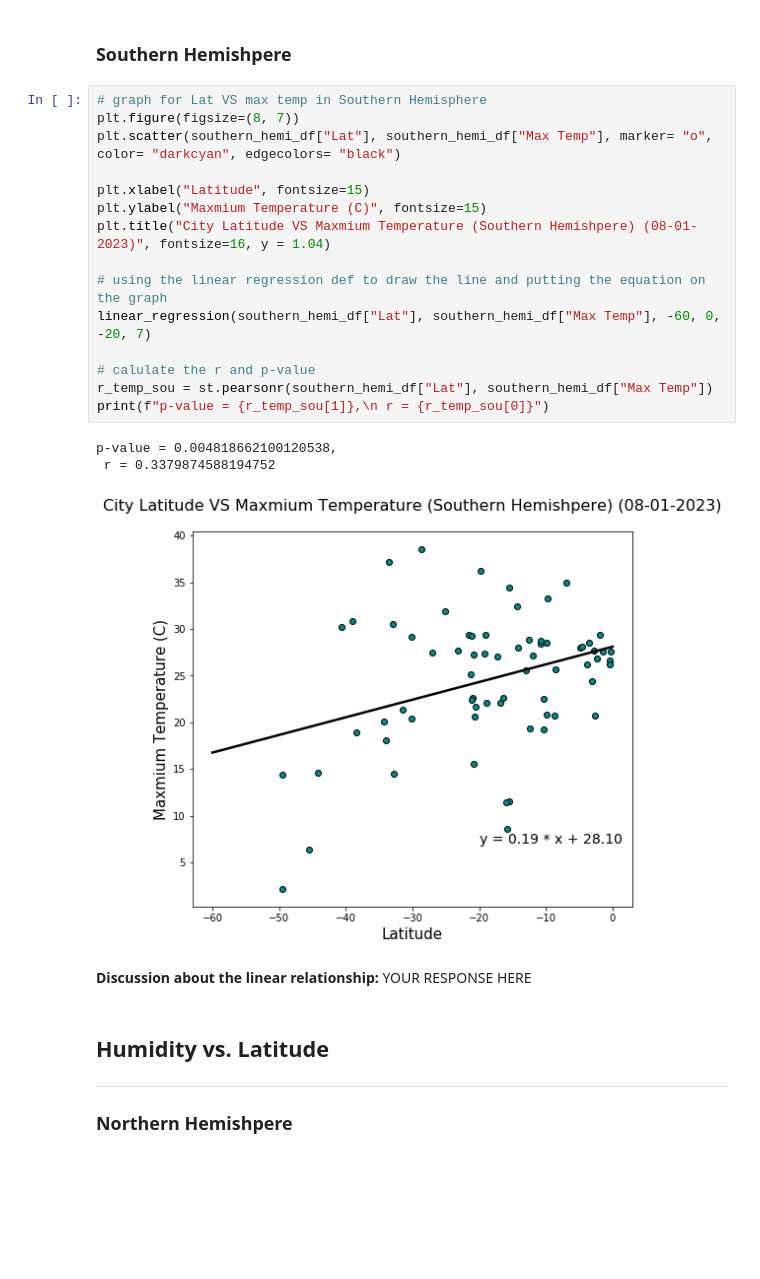
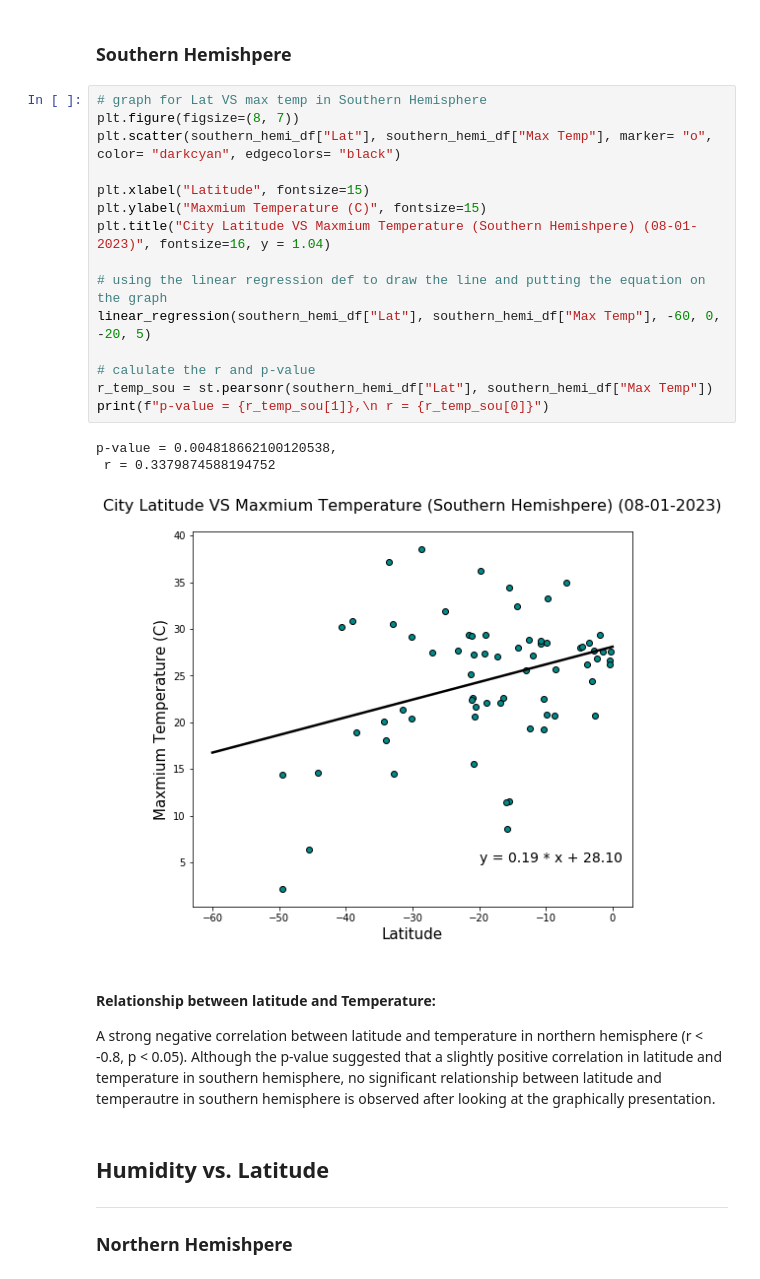
Before and after one commit to wingylui/python-api-challenge, a Jupyter notebook: WeatherPy/WeatherPy.ipynb, the cells around one changed output. Cells and saved outputs as stored; diff of their text form; blank space fills up the shorter version.

```diff
--- a/WeatherPy/WeatherPy.ipynb
+++ b/WeatherPy/WeatherPy.ipynb
@@ -351,24 +351,25 @@ p-value = 2.7371677614817473e-63,
 # %%
 # graph for Lat VS max temp in Southern Hemisphere
 plt.figure(figsize=(8, 7))
 plt.scatter(southern_hemi_df["Lat"], southern_hemi_df["Max Temp"], marker= "o", color= "darkcyan", edgecolors= "black")
 
 plt.xlabel("Latitude", fontsize=15)
 plt.ylabel("Maxmium Temperature (C)", fontsize=15)
 plt.title("City Latitude VS Maxmium Temperature (Southern Hemishpere) (08-01-2023)", fontsize=16, y = 1.04)
 
 # using the linear regression def to draw the line and putting the equation on the graph
-linear_regression(southern_hemi_df["Lat"], southern_hemi_df["Max Temp"], -60, 0, -20, 7)
+linear_regression(southern_hemi_df["Lat"], southern_hemi_df["Max Temp"], -60, 0, -20, 5)
 
 # calulate the r and p-value
 r_temp_sou = st.pearsonr(southern_hemi_df["Lat"], southern_hemi_df["Max Temp"])
 print(f"p-value = {r_temp_sou[1]},\n r = {r_temp_sou[0]}")
 # %% [output]
 p-value = 0.004818662100120538,
  r = 0.3379874588194752
-[figure, old version]
+[figure, new version]
-# %% [markdown]
-**Discussion about the linear relationship:** YOUR RESPONSE HERE
+# %% [markdown]
+#### Relationship between latitude and Temperature:
+A strong negative correlation between latitude and temperature in northern hemisphere (r < -0.8, p < 0.05). Although the p-value suggested that a slightly positive correlation in latitude and temperature in southern hemisphere, no significant relationship between latitude and temperautre in southern hemisphere is observed after looking at the graphically presentation.
 # %% [markdown]
 ## Humidity vs. Latitude
 ---
```
Also changed, not shown: parts of 10 cells of this notebook.
